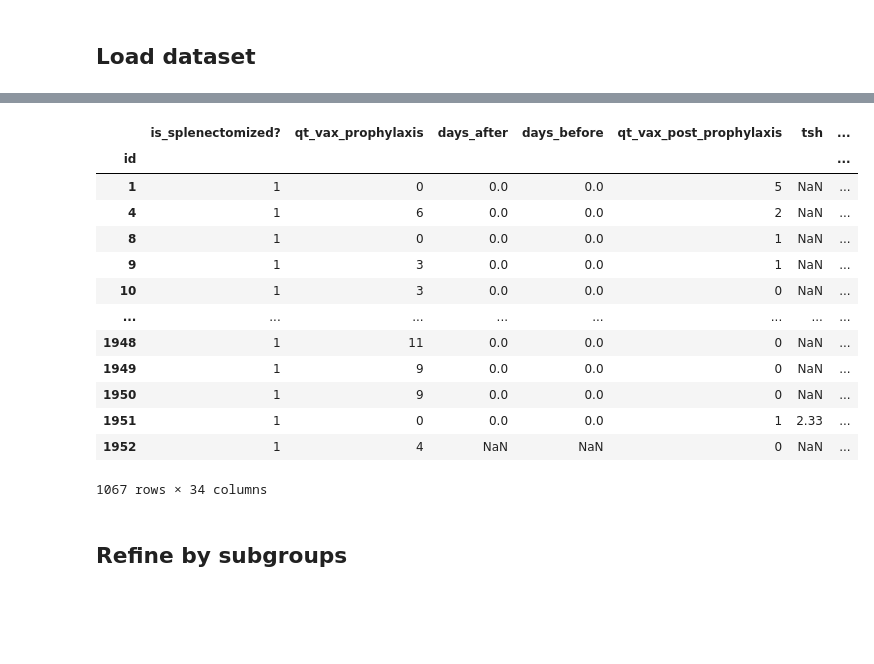
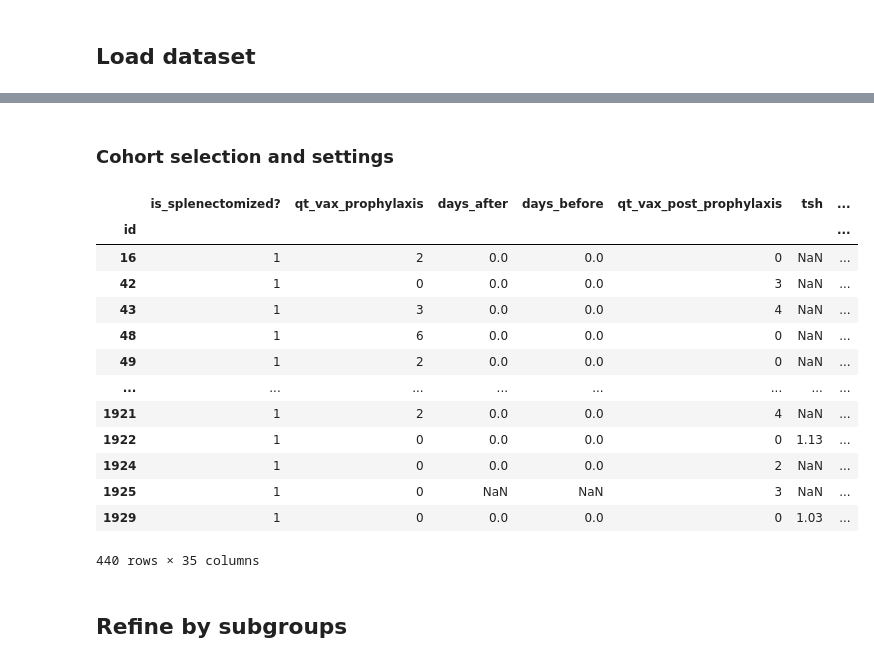
Before and after one commit to giordamaug/Embed_Clinical_Sequences_Asplenic, a Jupyter notebook: notebook.ipynb, the cells around one changed output, grey strips where cells are left out. Cells and saved outputs as stored; diff of their text form; code cells hidden in the pictures; blank space fills up the shorter version.

```diff
--- a/notebook.ipynb
+++ b/notebook.ipynb
@@ -49,34 +147,34 @@ except:
+# %% [markdown]
+### Cohort selection and settings
 # %%
-df = pd.read_json(f"data/dataset_EN.json").set_index("id")
-groupname = "ALL"
+groupname = "NTDT+TDT"         # patient groups: ALL, NTDT+TDT
 selected_ids = pd.read_csv(f"config/{groupname}_index.csv", header=None).values.ravel()
 results_dir = "results"   # in "results_rev2" you find paper's results
-niter = 2
-num_epochs = 10
-batch_size = 32
-embedding_dim = 64
+niter = 1                 # number of repeated cv
+num_epochs = 10           # number of epochs for training
+batch_size = 32           # batch size in training
+embedding_dim = 64        # embedding size
 hidden_dim = 128
 seed = 42
 enable_plot = True
 methods=['STATIC', 'BINARY', 'DOME', 'LSTM', 'tLSTM', 'GRU', 'GRU-D', 'BEHRT', 'RETAIN', 'Dipole']
-methods=['LSTM', 'GRU', 'Dipole']
 dataset = df.loc[selected_ids]
 dataset
 # %% [output]
 |  | is_splenectomized? | qt_vax_prophylaxis | days_after | days_before | qt_vax_post_prophylaxis | tsh | ... |
 | id |  |  |  |  |  |  | ... |
-| 1 | 1 | 0 | 0.0 | 0.0 | 5 | NaN | ... |
-| 4 | 1 | 6 | 0.0 | 0.0 | 2 | NaN | ... |
-| 8 | 1 | 0 | 0.0 | 0.0 | 1 | NaN | ... |
-| 9 | 1 | 3 | 0.0 | 0.0 | 1 | NaN | ... |
-| 10 | 1 | 3 | 0.0 | 0.0 | 0 | NaN | ... |
+| 16 | 1 | 2 | 0.0 | 0.0 | 0 | NaN | ... |
+| 42 | 1 | 0 | 0.0 | 0.0 | 3 | NaN | ... |
+| 43 | 1 | 3 | 0.0 | 0.0 | 4 | NaN | ... |
+| 48 | 1 | 6 | 0.0 | 0.0 | 0 | NaN | ... |
+| 49 | 1 | 2 | 0.0 | 0.0 | 0 | NaN | ... |
 | ... | ... | ... | ... | ... | ... | ... | ... |
-| 1948 | 1 | 11 | 0.0 | 0.0 | 0 | NaN | ... |
-| 1949 | 1 | 9 | 0.0 | 0.0 | 0 | NaN | ... |
-| 1950 | 1 | 9 | 0.0 | 0.0 | 0 | NaN | ... |
-| 1951 | 1 | 0 | 0.0 | 0.0 | 1 | 2.33 | ... |
-| 1952 | 1 | 4 | NaN | NaN | 0 | NaN | ... |
+| 1921 | 1 | 2 | 0.0 | 0.0 | 4 | NaN | ... |
+| 1922 | 1 | 0 | 0.0 | 0.0 | 0 | 1.13 | ... |
+| 1924 | 1 | 0 | 0.0 | 0.0 | 2 | NaN | ... |
+| 1925 | 1 | 0 | NaN | NaN | 3 | NaN | ... |
+| 1929 | 1 | 0 | 0.0 | 0.0 | 0 | 1.03 | ... |
-1067 rows × 34 columns
+440 rows × 35 columns
 # %% [markdown]
 ## Refine by subgroups
 # %%
```
Also changed, not shown: parts of 24 cells of this notebook.
